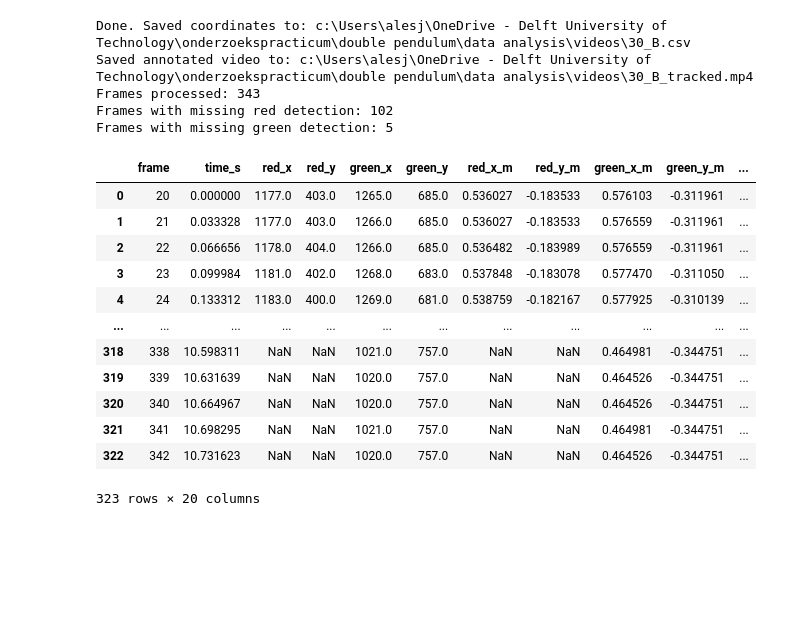
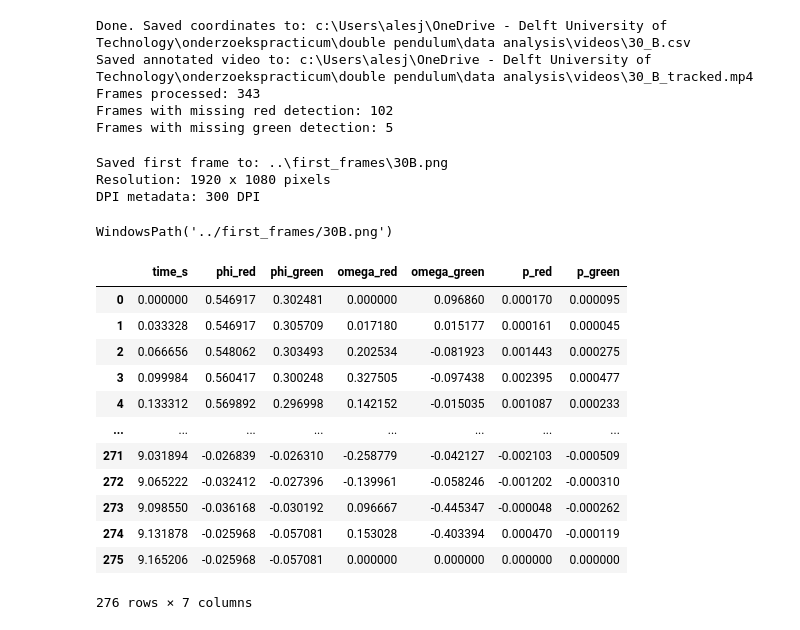
Before and after one commit to AEZorina/RP_double-pendulum, a Jupyter notebook: notebooks/Pendulum tracking.ipynb, the cells around one changed output. Saved outputs shown, nothing was run; the diff lists cells and outputs as text; code cells hidden in the pictures; blank space fills up the shorter version.

```diff
--- a/notebooks/Pendulum tracking.ipynb
+++ b/notebooks/Pendulum tracking.ipynb
@@ -436,7 +436,7 @@ def analyze_video(result, first_frame, last_frame=None, scale=scale, origin_x=0,
         + m_green * L_green * L_red * result_with_m["omega_red"] * cos_phi_diff
     )
 
-    return result_with_m
+    return result_with_m[["time_s", "phi_red", "phi_green", "omega_red", "omega_green", "p_red", "p_green"]]
 # %%
 import matplotlib.pyplot as plt
 
@@ -502,20 +539,28 @@ Saved annotated video to: c:\Users\alesj\OneDrive - Delft University of Technolo
 Frames processed: 343
 Frames with missing red detection: 102
 Frames with missing green detection: 5
+# %%
+# export first frame of video 30B
+export_first_frame(video, output_png="../first_frames/30B.png")
+# %% [output]
+Saved first frame to: ..\first_frames\30B.png
+Resolution: 1920 x 1080 pixels
+DPI metadata: 300 DPI
+WindowsPath('../first_frames/30B.png')
 # %%
-analyzed_result_30B = analyze_video(res_30B, 20,scale=scale)
+analyzed_result_30B = analyze_video(res_30B, 20,295, scale=scale,origin_x=1026,origin_y=155)
 analyzed_result_30B
 # %% [output]
-|  | frame | time_s | red_x | red_y | green_x | green_y | red_x_m | red_y_m | green_x_m | green_y_m | ... |
-| 0 | 20 | 0.000000 | 1177.0 | 403.0 | 1265.0 | 685.0 | 0.536027 | -0.183533 | 0.576103 | -0.311961 | ... |
-| 1 | 21 | 0.033328 | 1177.0 | 403.0 | 1266.0 | 685.0 | 0.536027 | -0.183533 | 0.576559 | -0.311961 | ... |
-| 2 | 22 | 0.066656 | 1178.0 | 404.0 | 1266.0 | 685.0 | 0.536482 | -0.183989 | 0.576559 | -0.311961 | ... |
-| 3 | 23 | 0.099984 | 1181.0 | 402.0 | 1268.0 | 683.0 | 0.537848 | -0.183078 | 0.577470 | -0.311050 | ... |
-| 4 | 24 | 0.133312 | 1183.0 | 400.0 | 1269.0 | 681.0 | 0.538759 | -0.182167 | 0.577925 | -0.310139 | ... |
-| ... | ... | ... | ... | ... | ... | ... | ... | ... | ... | ... | ... |
-| 318 | 338 | 10.598311 | NaN | NaN | 1021.0 | 757.0 | NaN | NaN | 0.464981 | -0.344751 | ... |
-| 319 | 339 | 10.631639 | NaN | NaN | 1020.0 | 757.0 | NaN | NaN | 0.464526 | -0.344751 | ... |
-| 320 | 340 | 10.664967 | NaN | NaN | 1020.0 | 757.0 | NaN | NaN | 0.464526 | -0.344751 | ... |
-| 321 | 341 | 10.698295 | NaN | NaN | 1021.0 | 757.0 | NaN | NaN | 0.464981 | -0.344751 | ... |
-| 322 | 342 | 10.731623 | NaN | NaN | 1020.0 | 757.0 | NaN | NaN | 0.464526 | -0.344751 | ... |
+|  | time_s | phi_red | phi_green | omega_red | omega_green | p_red | p_green |
+| 0 | 0.000000 | 0.546917 | 0.302481 | 0.000000 | 0.096860 | 0.000170 | 0.000095 |
+| 1 | 0.033328 | 0.546917 | 0.305709 | 0.017180 | 0.015177 | 0.000161 | 0.000045 |
+| 2 | 0.066656 | 0.548062 | 0.303493 | 0.202534 | -0.081923 | 0.001443 | 0.000275 |
+| 3 | 0.099984 | 0.560417 | 0.300248 | 0.327505 | -0.097438 | 0.002395 | 0.000477 |
+| 4 | 0.133312 | 0.569892 | 0.296998 | 0.142152 | -0.015035 | 0.001087 | 0.000233 |
+| ... | ... | ... | ... | ... | ... | ... | ... |
+| 271 | 9.031894 | -0.026839 | -0.026310 | -0.258779 | -0.042127 | -0.002103 | -0.000509 |
+| 272 | 9.065222 | -0.032412 | -0.027396 | -0.139961 | -0.058246 | -0.001202 | -0.000310 |
+| 273 | 9.098550 | -0.036168 | -0.030192 | 0.096667 | -0.445347 | -0.000048 | -0.000262 |
+| 274 | 9.131878 | -0.025968 | -0.057081 | 0.153028 | -0.403394 | 0.000470 | -0.000119 |
+| 275 | 9.165206 | -0.025968 | -0.057081 | 0.000000 | 0.000000 | 0.000000 | 0.000000 |
-323 rows × 20 columns
+276 rows × 7 columns
```
Also changed, not shown: parts of 9 cells of this notebook.
